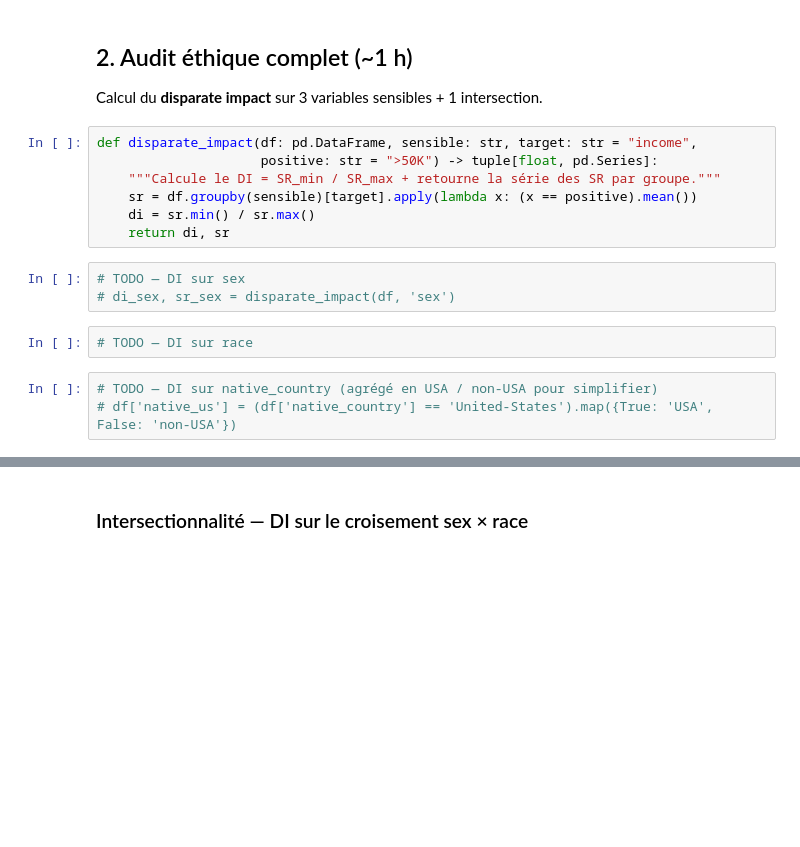
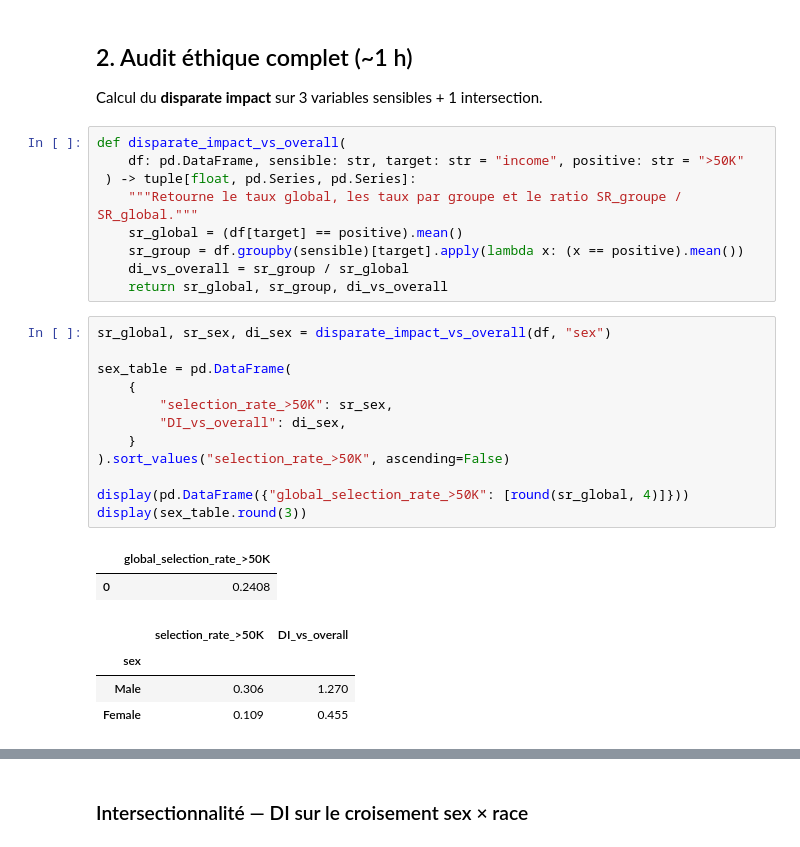
Before and after one commit to Franck-Beugnet/M2-B2-athena-celia-franck, a Jupyter notebook: notebooks/M2-B2_audit_celia_franck.ipynb, the cells around one changed output, grey strips where cells are left out. Drawn from its saved outputs; the diff is of its cells as text; blank space fills up the shorter version.

```diff
--- a/notebooks/M2-B2_audit_celia_franck.ipynb
+++ b/notebooks/M2-B2_audit_celia_franck.ipynb
@@ -129,17 +129,30 @@ Conclusion : le dataset est globalement exploitable pour l'audit éthique, avec
 
 Calcul du **disparate impact** sur 3 variables sensibles + 1 intersection.
 # %%
-def disparate_impact(df: pd.DataFrame, sensible: str, target: str = "income",
-                     positive: str = ">50K") -> tuple[float, pd.Series]:
-    """Calcule le DI = SR_min / SR_max + retourne la série des SR par groupe."""
-    sr = df.groupby(sensible)[target].apply(lambda x: (x == positive).mean())
-    di = sr.min() / sr.max()
-    return di, sr
+def disparate_impact_vs_overall(
+    df: pd.DataFrame, sensible: str, target: str = "income", positive: str = ">50K"
+ ) -> tuple[float, pd.Series, pd.Series]:
+    """Retourne le taux global, les taux par groupe et le ratio SR_groupe / SR_global."""
+    sr_global = (df[target] == positive).mean()
+    sr_group = df.groupby(sensible)[target].apply(lambda x: (x == positive).mean())
+    di_vs_overall = sr_group / sr_global
+    return sr_global, sr_group, di_vs_overall
-# %%
-# TODO — DI sur sex
-# di_sex, sr_sex = disparate_impact(df, 'sex')
-# %%
-# TODO — DI sur race
-# %%
-# TODO — DI sur native_country (agrégé en USA / non-USA pour simplifier)
-# df['native_us'] = (df['native_country'] == 'United-States').map({True: 'USA', False: 'non-USA'})
+# %%
+sr_global, sr_sex, di_sex = disparate_impact_vs_overall(df, "sex")
+
+sex_table = pd.DataFrame(
+    {
+        "selection_rate_>50K": sr_sex,
+        "DI_vs_overall": di_sex,
+    }
+).sort_values("selection_rate_>50K", ascending=False)
+
+display(pd.DataFrame({"global_selection_rate_>50K": [round(sr_global, 4)]}))
+display(sex_table.round(3))
+# %% [output]
+|  | global_selection_rate_>50K |
+| 0 | 0.2408 |
+|  | selection_rate_>50K | DI_vs_overall |
+| sex |  |  |
+| Male | 0.306 | 1.270 |
+| Female | 0.109 | 0.455 |
```
Also changed, not shown: parts of 7 cells of this notebook.
